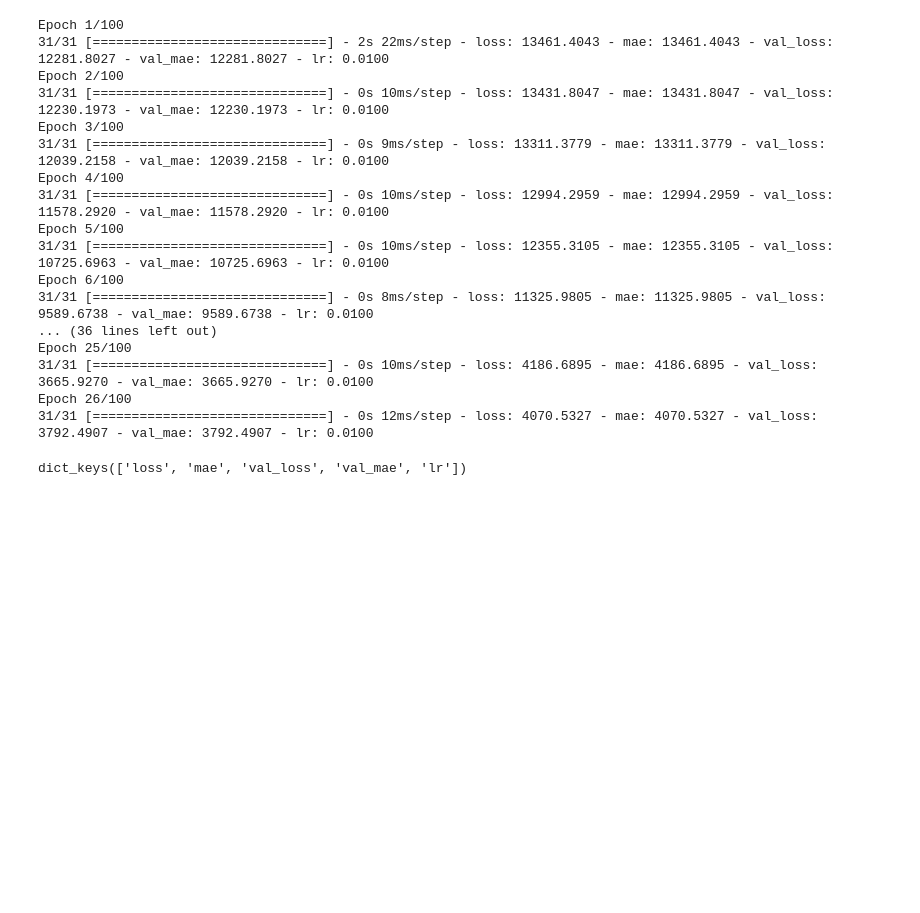
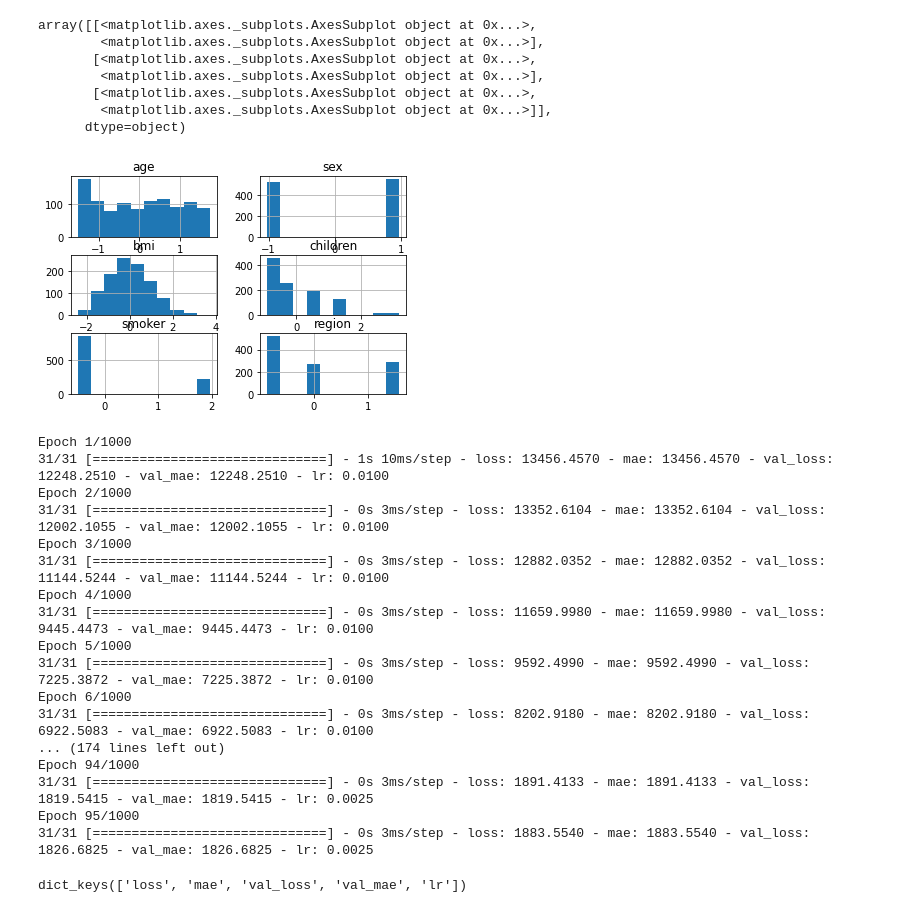
Before and after one commit to PeterPirog/tensorflow-deep-learning, a Jupyter notebook: 01_regression_v2.ipynb, the cells around one changed output. Drawn from its saved outputs; the diff is of its cells as text; code cells hidden in the pictures; blank space fills up the shorter version.

```diff
--- a/01_regression_v2.ipynb
+++ b/01_regression_v2.ipynb
@@ -42,0 +71,7 @@ len(X),len(X_train),len(X_test)
+# %%
+pipe = Pipeline([
+                 #https://feature-engine.readthedocs.io/en/1.1.x/encoding/MeanEncoder.html
+                 ('MeanEncoder', MeanEncoder(variables=['sex', 'smoker', 'region'])),
+                 ('Scaler',SklearnTransformerWrapper(transformer = StandardScaler(),
+                                                     variables = None))
+                 ])
@@ -43,2 +89,13 @@ len(X),len(X_train),len(X_test)
+# %%
+X_train_enc.hist(bins=10)
+# %% [output]
+array([[<matplotlib.axes._subplots.AxesSubplot object at 0x...>,
+        <matplotlib.axes._subplots.AxesSubplot object at 0x...>],
+       [<matplotlib.axes._subplots.AxesSubplot object at 0x...>,
+        <matplotlib.axes._subplots.AxesSubplot object at 0x...>],
+       [<matplotlib.axes._subplots.AxesSubplot object at 0x...>,
+        <matplotlib.axes._subplots.AxesSubplot object at 0x...>]],
+      dtype=object)
+[figure, added]
 # %%
 # 1. Create model
@@ -63,29 +125,29 @@ callbacks=[tf.keras.callbacks.ReduceLROnPlateau(monitor='val_loss',
 # %%
 from sklearn.utils import shuffle
 #3. Model fit
-history=model.fit(X_train,y_train,epochs=100,
+history=model.fit(X_train_enc,y_train,epochs=1000,
           validation_split=0.1,
           shuffle=True,
           callbacks=callbacks)
 #model.summary()
 # %% [output]
-Epoch 1/100
-31/31 [==============================] - 2s 22ms/step - loss: 13461.4043 - mae: 13461.4043 - val_loss: 12281.8027 - val_mae: 12281.8027 - lr: 0.0100
-Epoch 2/100
-31/31 [==============================] - 0s 10ms/step - loss: 13431.8047 - mae: 13431.8047 - val_loss: 12230.1973 - val_mae: 12230.1973 - lr: 0.0100
-Epoch 3/100
-31/31 [==============================] - 0s 9ms/step - loss: 13311.3779 - mae: 13311.3779 - val_loss: 12039.2158 - val_mae: 12039.2158 - lr: 0.0100
-Epoch 4/100
-31/31 [==============================] - 0s 10ms/step - loss: 12994.2959 - mae: 12994.2959 - val_loss: 11578.2920 - val_mae: 11578.2920 - lr: 0.0100
-Epoch 5/100
-31/31 [==============================] - 0s 10ms/step - loss: 12355.3105 - mae: 12355.3105 - val_loss: 10725.6963 - val_mae: 10725.6963 - lr: 0.0100
-Epoch 6/100
-31/31 [==============================] - 0s 8ms/step - loss: 11325.9805 - mae: 11325.9805 - val_loss: 9589.6738 - val_mae: 9589.6738 - lr: 0.0100
-... (36 lines left out)
-Epoch 25/100
-31/31 [==============================] - 0s 10ms/step - loss: 4186.6895 - mae: 4186.6895 - val_loss: 3665.9270 - val_mae: 3665.9270 - lr: 0.0100
-Epoch 26/100
-31/31 [==============================] - 0s 12ms/step - loss: 4070.5327 - mae: 4070.5327 - val_loss: 3792.4907 - val_mae: 3792.4907 - lr: 0.0100
+Epoch 1/1000
+31/31 [==============================] - 1s 10ms/step - loss: 13456.4570 - mae: 13456.4570 - val_loss: 12248.2510 - val_mae: 12248.2510 - lr: 0.0100
+Epoch 2/1000
+31/31 [==============================] - 0s 3ms/step - loss: 13352.6104 - mae: 13352.6104 - val_loss: 12002.1055 - val_mae: 12002.1055 - lr: 0.0100
+Epoch 3/1000
+31/31 [==============================] - 0s 3ms/step - loss: 12882.0352 - mae: 12882.0352 - val_loss: 11144.5244 - val_mae: 11144.5244 - lr: 0.0100
+Epoch 4/1000
+31/31 [==============================] - 0s 3ms/step - loss: 11659.9980 - mae: 11659.9980 - val_loss: 9445.4473 - val_mae: 9445.4473 - lr: 0.0100
+Epoch 5/1000
+31/31 [==============================] - 0s 3ms/step - loss: 9592.4990 - mae: 9592.4990 - val_loss: 7225.3872 - val_mae: 7225.3872 - lr: 0.0100
+Epoch 6/1000
+31/31 [==============================] - 0s 3ms/step - loss: 8202.9180 - mae: 8202.9180 - val_loss: 6922.5083 - val_mae: 6922.5083 - lr: 0.0100
+... (174 lines left out)
+Epoch 94/1000
+31/31 [==============================] - 0s 3ms/step - loss: 1891.4133 - mae: 1891.4133 - val_loss: 1819.5415 - val_mae: 1819.5415 - lr: 0.0025
+Epoch 95/1000
+31/31 [==============================] - 0s 3ms/step - loss: 1883.5540 - mae: 1883.5540 - val_loss: 1826.6825 - val_mae: 1826.6825 - lr: 0.0025
 # %%
 print(history.history.keys())
 #pd.DataFrame(history.history).plot()
```
Also changed, not shown: parts of 10 cells of this notebook.
